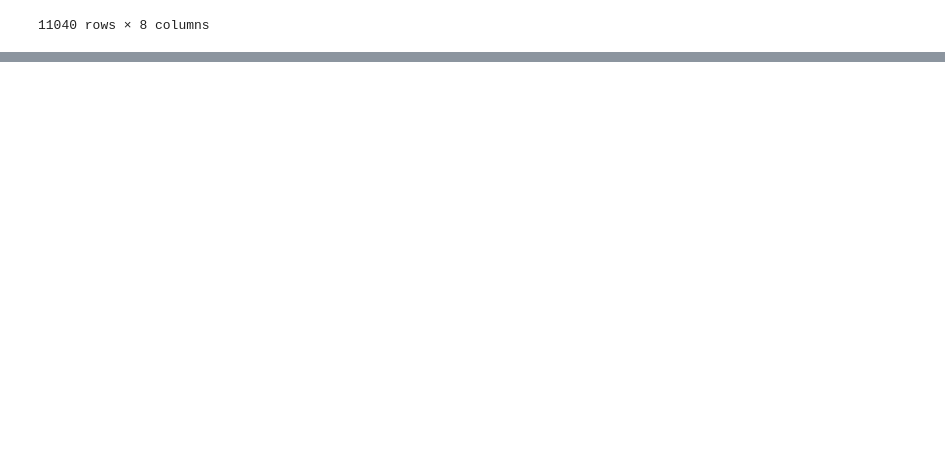
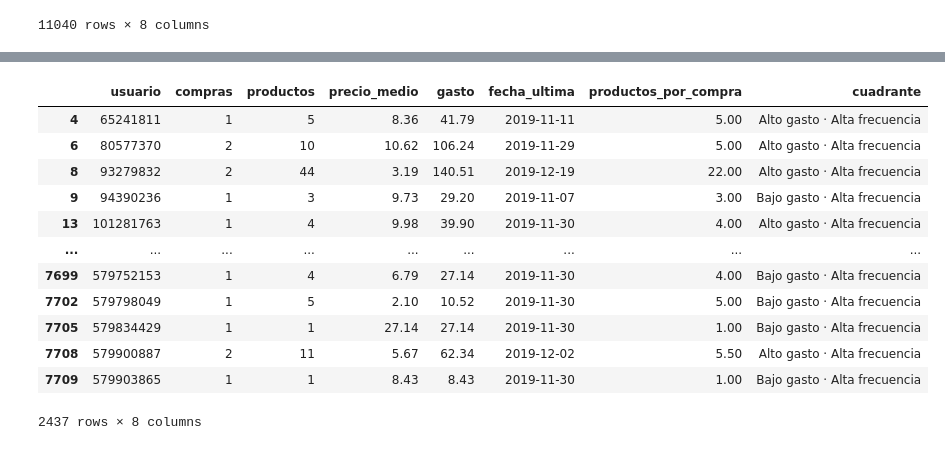
Before and after one commit to PabloHVega/ECommerce, a Jupyter notebook: notebooks/02_AnalisisInsights.ipynb, the cells around one changed output, grey strips where cells are left out. Cells and saved outputs as stored; diff of their text form; code cells hidden in the pictures; blank space fills up the shorter version.

```diff
--- a/notebooks/02_AnalisisInsights.ipynb
+++ b/notebooks/02_AnalisisInsights.ipynb
@@ -832,0 +850,21 @@ clientes
+# %%
+# Extraer los usuarios de c1 en una lista llamada maestro_c1
+maestro_c1 = c1.index.tolist()
+# %%
+# Seleccionar de clientes solo los que aparezcan en maestros_c1 y cuya fecha_ullima sea inferior a '2020-02-01'
+ltv_c1 = clientes[clientes['usuario'].isin(maestro_c1) & (pd.to_datetime(clientes['fecha_ultima']) < '2020-02-01')]
+ltv_c1
+# %% [output]
+|  | usuario | compras | productos | precio_medio | gasto | fecha_ultima | productos_por_compra | cuadrante |
+| 4 | 65241811 | 1 | 5 | 8.36 | 41.79 | 2019-11-11 | 5.00 | Alto gasto · Alta frecuencia |
+| 6 | 80577370 | 2 | 10 | 10.62 | 106.24 | 2019-11-29 | 5.00 | Alto gasto · Alta frecuencia |
+| 8 | 93279832 | 2 | 44 | 3.19 | 140.51 | 2019-12-19 | 22.00 | Alto gasto · Alta frecuencia |
+| 9 | 94390236 | 1 | 3 | 9.73 | 29.20 | 2019-11-07 | 3.00 | Bajo gasto · Alta frecuencia |
+| 13 | 101281763 | 1 | 4 | 9.98 | 39.90 | 2019-11-30 | 4.00 | Alto gasto · Alta frecuencia |
+| ... | ... | ... | ... | ... | ... | ... | ... | ... |
+| 7699 | 579752153 | 1 | 4 | 6.79 | 27.14 | 2019-11-30 | 4.00 | Bajo gasto · Alta frecuencia |
+| 7702 | 579798049 | 1 | 5 | 2.10 | 10.52 | 2019-11-30 | 5.00 | Bajo gasto · Alta frecuencia |
+| 7705 | 579834429 | 1 | 1 | 27.14 | 27.14 | 2019-11-30 | 1.00 | Bajo gasto · Alta frecuencia |
+| 7708 | 579900887 | 2 | 11 | 5.67 | 62.34 | 2019-12-02 | 5.50 | Alto gasto · Alta frecuencia |
+| 7709 | 579903865 | 1 | 1 | 8.43 | 8.43 | 2019-11-30 | 1.00 | Bajo gasto · Alta frecuencia |
+2437 rows × 8 columns
```
Also changed, not shown: parts of 5 cells of this notebook.
